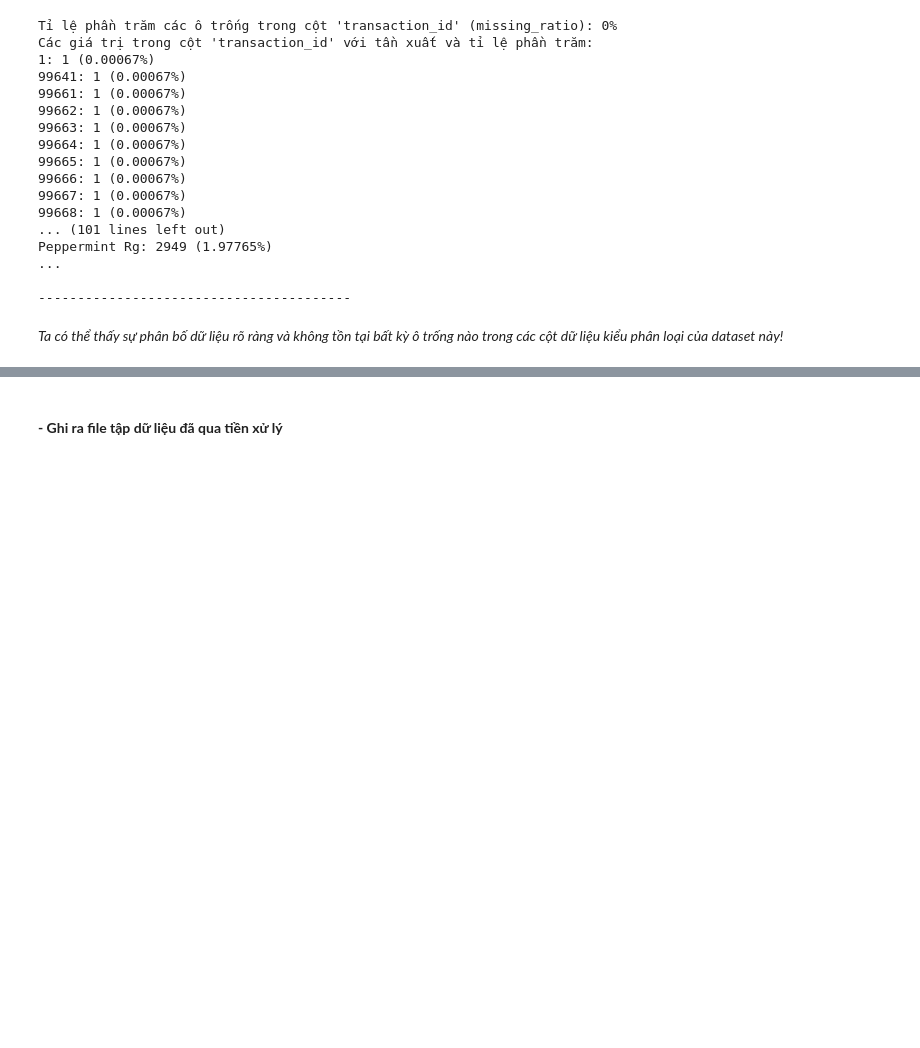
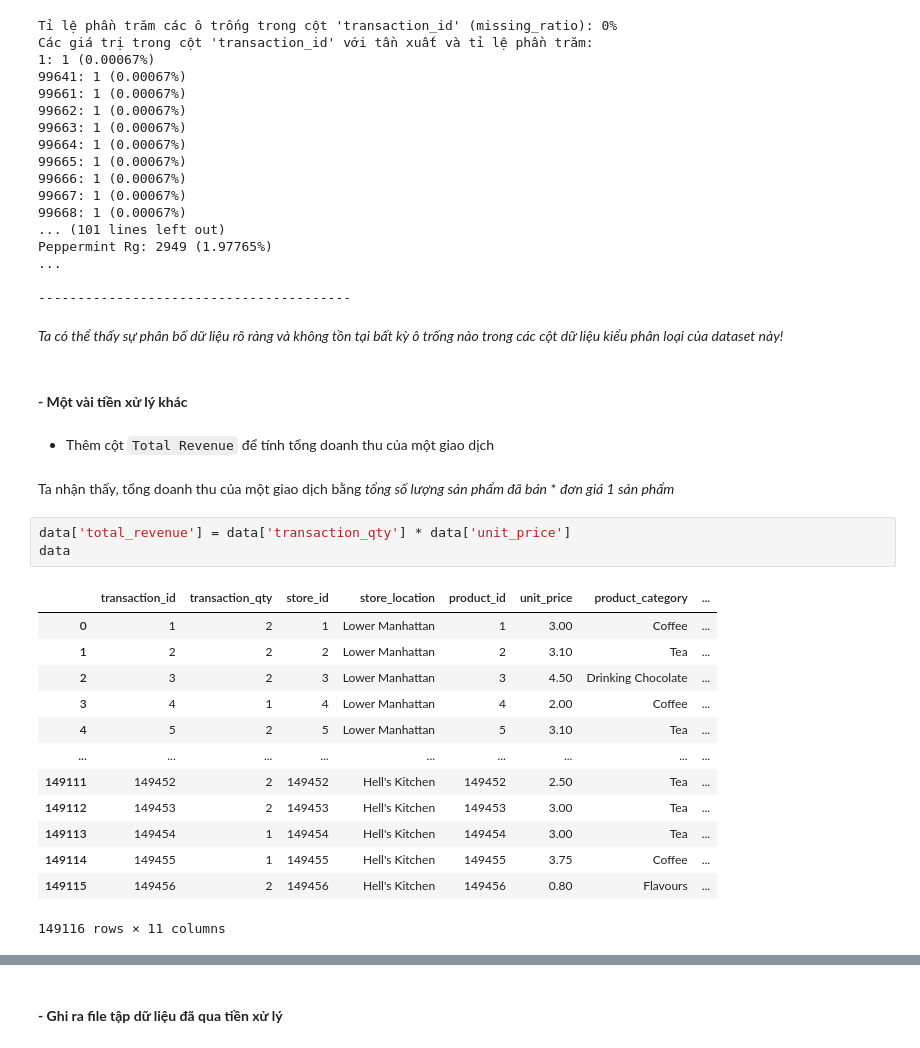
Before and after one commit to jajqja/TQHDL_Lab2, a Jupyter notebook: DataExploration.ipynb, the cells around one changed output, grey strips where cells are left out. Drawn from its saved outputs; the diff is of its cells as text; blank space fills up the shorter version.

Commit message:
Update DataExploration.ipynp

```diff
--- a/DataExploration.ipynb
+++ b/DataExploration.ipynb
@@ -203,3 +203,26 @@ Peppermint Rg: 2949 (1.97765%)
 ----------------------------------------
 # %% [markdown]
 *Ta có thể thấy sự phân bố dữ liệu rõ ràng và không tồn tại bất kỳ ô trống nào trong các cột dữ liệu kiểu phân loại của dataset này!*
+# %% [markdown]
+#### **- Một vài tiền xử lý khác**
+# %% [markdown]
+- Thêm cột `Total Revenue` để tính tổng doanh thu của một giao dịch
+# %% [markdown]
+Ta nhận thấy, tổng doanh thu của một giao dịch bằng *tổng số lượng sản phẩm đã bán* * *đơn giá 1 sản phẩm*
+# %%
+data['total_revenue'] = data['transaction_qty'] * data['unit_price']
+data
+# %% [output]
+|  | transaction_id | transaction_qty | store_id | store_location | product_id | unit_price | product_category | ... |
+| 0 | 1 | 2 | 1 | Lower Manhattan | 1 | 3.00 | Coffee | ... |
+| 1 | 2 | 2 | 2 | Lower Manhattan | 2 | 3.10 | Tea | ... |
+| 2 | 3 | 2 | 3 | Lower Manhattan | 3 | 4.50 | Drinking Chocolate | ... |
+| 3 | 4 | 1 | 4 | Lower Manhattan | 4 | 2.00 | Coffee | ... |
+| 4 | 5 | 2 | 5 | Lower Manhattan | 5 | 3.10 | Tea | ... |
+| ... | ... | ... | ... | ... | ... | ... | ... | ... |
+| 149111 | 149452 | 2 | 149452 | Hell's Kitchen | 149452 | 2.50 | Tea | ... |
+| 149112 | 149453 | 2 | 149453 | Hell's Kitchen | 149453 | 3.00 | Tea | ... |
+| 149113 | 149454 | 1 | 149454 | Hell's Kitchen | 149454 | 3.00 | Tea | ... |
+| 149114 | 149455 | 1 | 149455 | Hell's Kitchen | 149455 | 3.75 | Coffee | ... |
+| 149115 | 149456 | 2 | 149456 | Hell's Kitchen | 149456 | 0.80 | Flavours | ... |
+149116 rows × 11 columns
```
Also changed, not shown: parts of 2 cells of this notebook, 2 other files.
